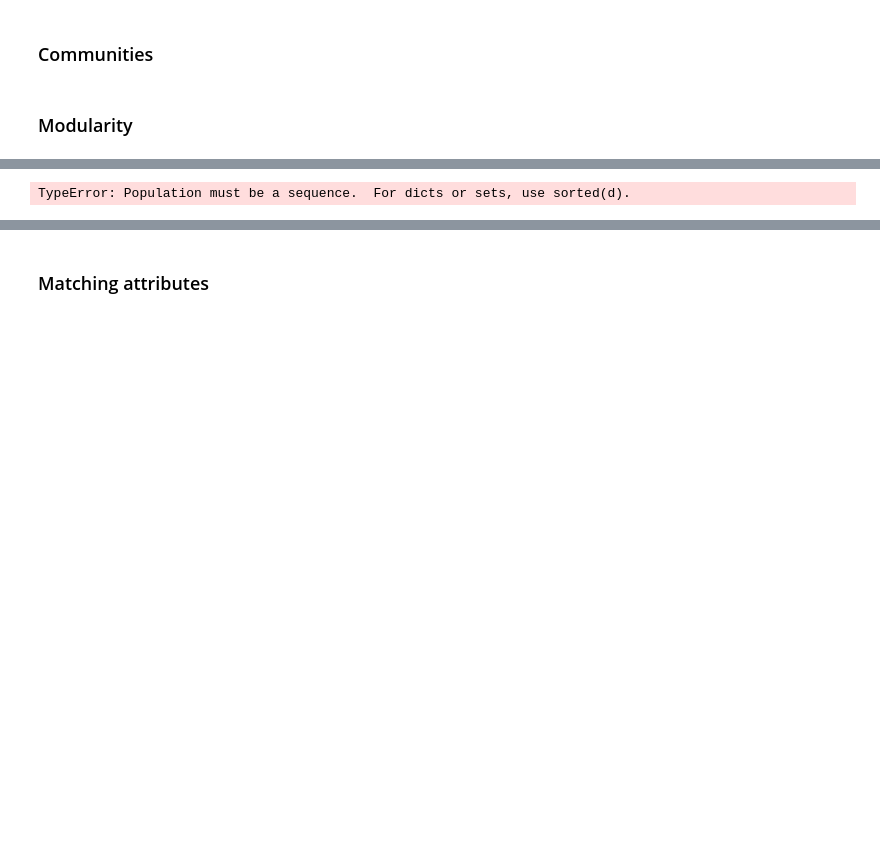
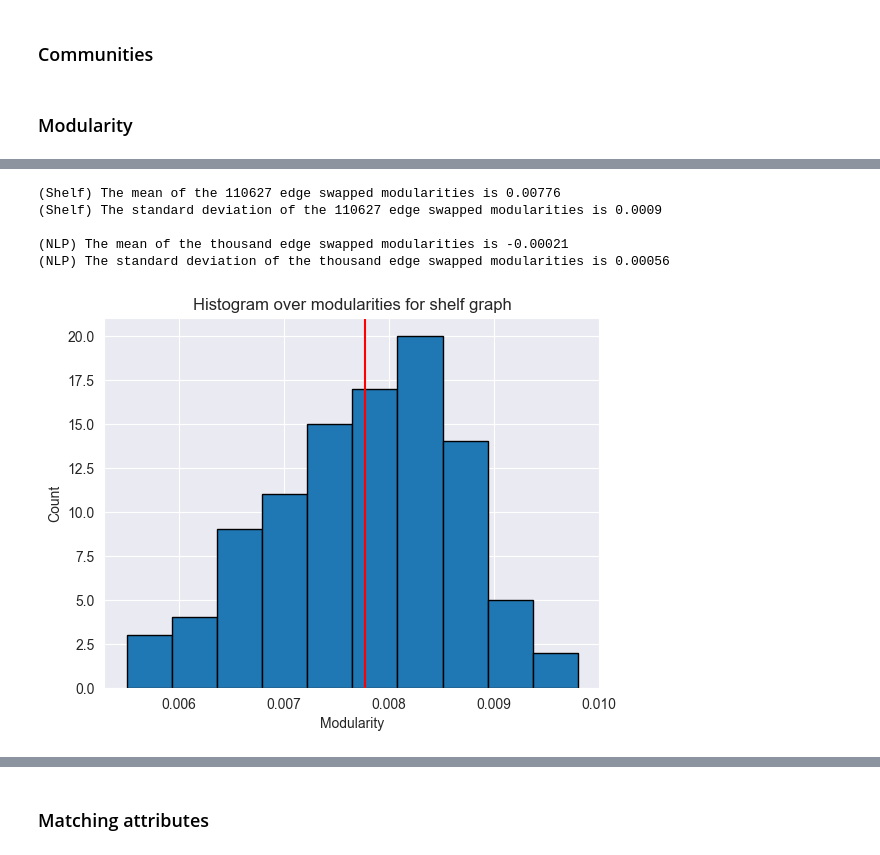
Before and after one commit to davidAlvaBro/comsocsci_final_proj, a Jupyter notebook: Explainer_notebook.ipynb, the cells around one changed output, grey strips where cells are left out. Drawn from its saved outputs; the diff is of its cells as text; code cells hidden in the pictures; blank space fills up the shorter version.

```diff
--- a/Explainer_notebook.ipynb
+++ b/Explainer_notebook.ipynb
@@ -46,12 +61,9 @@ descriptions_df = descriptions_df[descriptions_df['description'].apply(lambda x:
 # %%
 # Remove "additions" to titles in the descriptions_df
-for i, row in tqdm(descriptions_df.iterrows()):
+for i, row in tqdm(descriptions_df.iterrows(), total = len(descriptions_df)):
     original_title = row["title"]
     new_title = re.sub(r'\((.*)', '', original_title)
     descriptions_df.at[i, "title"] = new_title.strip()
-
-# Check if it worked -> it did
-# descriptions_df.head()
 # %%
 # Lower case all titles to not have confusion in this manner
 descriptions_df['title'] = descriptions_df['title'].str.lower()
@@ -493,7 +504,7 @@ while threshold <= 0.8:
     - Color according to genre
 # %%
 # Create the network
-#TODO: This an old one check if the next isn't better
+#TODO: Jeg har ændre på den
 def create_network(threshold=0.5):
     """
     Creates the network from the shelf edges.
@@ -547,7 +558,7 @@ def create_network(threshold=0.5):
             edges[edge] = edges[edge] / min(book_counts[list(edge)[0]], book_counts[list(edge)[1]])
 
         # Store the edges
-        np.save(DATA_PATH + 'shelf_edges.npy', edges)
+        np.save(DATA_PATH + 'edges_weighted.npy', edges)
 
     print('Starting to create edges')
 
@@ -958,24 +875,26 @@ Graph with 7539 nodes and 109627 edges
 # %%
 try:
-    shelf_modularity = np.load(DATA_PATH + "shelf_modularity.npy", allow_pickle=True)
+    shelf_modularities = np.load(DATA_PATH + "shelf_modularities.npy", allow_pickle=True)
 except:
     #Set seed in the interest of repeatability
     random.seed(69420)
     #A list that will contain a thousand randomized modularities
-    shelf_modularity = []
+    shelf_modularities = []
 
     # Load the louvain groups if not in memory
     if 'shelf_louvain' not in locals():
-        with open('shelf_louvain.pickle', 'rb') as f:
+        with open(DATA_PATH + 'shelf_louvain_05.pickle', 'rb') as f:
             shelf_louvain = pickle.load(f)
+
+    if 'shelf_graph' not in locals():
+        with open(DATA_PATH + 'shelves_network_05.pickle', 'rb') as f:
+            shelf_graph = pickle.load(f)
 
     #The loop that produces a thousand edge swapped datasets, and appends them to rand_modularities
     #Here we use the previously defined modularity and edge_swap functions
     for i in tqdm(range(100)):
-        shelf_rand = edge_swap(shelf_graph, len(shelf_graph.edges()))
-        shelf_modularity.append(modularity(shelf_rand, shelf_louvain))
+        shelf_rand = nx.double_edge_swap(shelf_graph, nswap=len(shelf_graph.edges()) + 1000, max_tries=(len(shelf_graph.edges()) + 1000) * 10)
+        shelf_modularities.append(modularity_nx(shelf_rand, shelf_louvain))
 
     # Save the date
-    np.save(DATA_PATH + "shelf_modularity.npy", shelf_modularity)
+    np.save(DATA_PATH + "shelf_modularities.npy", shelf_modularities)
-# %% [output]
-TypeError: Population must be a sequence.  For dicts or sets, use sorted(d).
@@ -981,0 +927,31 @@ TypeError: Population must be a sequence.  For dicts or sets, use sorted(d).
+# %%
+shelf_mean_rand_mods = np.mean(shelf_modularities)
+shelf_std_rand_mods = np.std(shelf_modularities)
+
+NLP_mean_rand_mods = np.mean(NLP_modularities)
+NLP_std_rand_mods = np.std(NLP_modularities)
+
+print(f"(Shelf) The mean of the {len(shelf_graph.edges()) + 1000} edge swapped modularities is " + str(np.round(shelf_mean_rand_mods, 5)))
+print(f"(Shelf) The standard deviation of the {len(shelf_graph.edges()) + 1000} edge swapped modularities is " + str(np.round(shelf_std_rand_mods, 5)))
+
+print()
+
+print("(NLP) The mean of the thousand edge swapped modularities is " + str(np.round(NLP_mean_rand_mods, 5)))
+print("(NLP) The standard deviation of the thousand edge swapped modularities is " + str(np.round(NLP_std_rand_mods, 5)))
+# %% [output]
+(Shelf) The mean of the 110627 edge swapped modularities is 0.00776
+(Shelf) The standard deviation of the 110627 edge swapped modularities is 0.0009
+
+(NLP) The mean of the thousand edge swapped modularities is -0.00021
+(NLP) The standard deviation of the thousand edge swapped modularities is 0.00056
+# %%
+# Plotting a histogram over the distribution values for
+
+plt.hist(shelf_modularities, edgecolor='black')
+plt.xlabel('Modularity')
+plt.ylabel('Count')
+plt.title('Histogram over modularities for shelf graph')
+plt.axvline(x=shelf_modularity, color = "red")
+plt.show()
+# %% [output]
+[figure, added]
```
Also changed, not shown: parts of 34 cells of this notebook.
